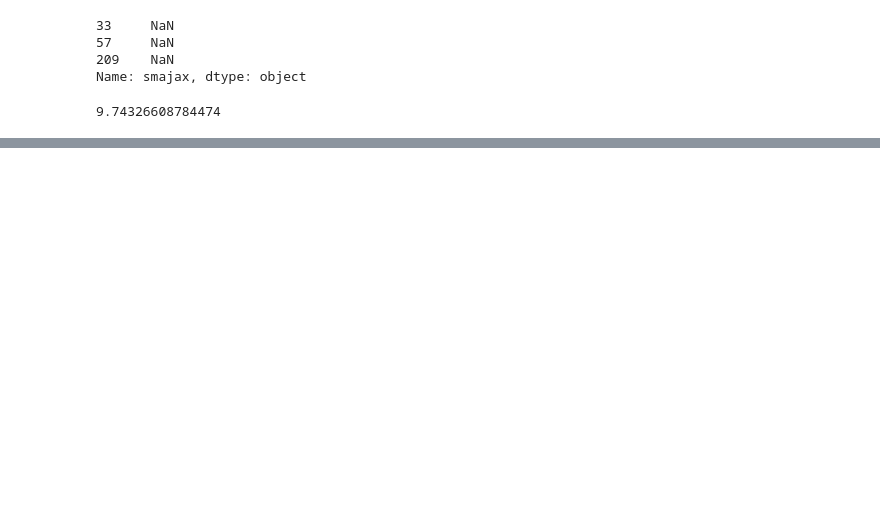
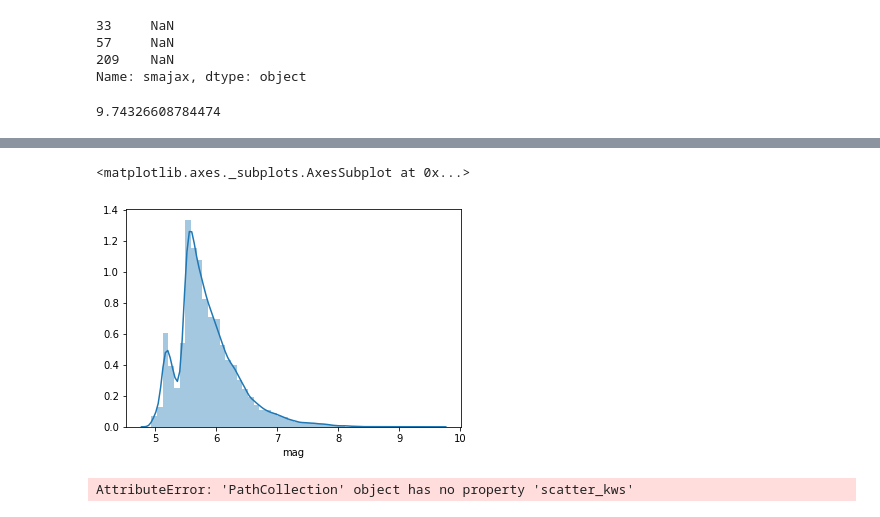
Before and after one commit to BloomTech-Labs/quake-ds-pt9, a Jupyter notebook: notebooks/ISC_data.ipynb, the cells around one changed output, grey strips where cells are left out. Cells and saved outputs as stored; diff of their text form; code cells hidden in the pictures; blank space fills up the shorter version.

```diff
--- a/notebooks/ISC_data.ipynb
+++ b/notebooks/ISC_data.ipynb
@@ -164,2 +168,13 @@ Mw_q -  object
 sources -  object
 eventid -  int64
+# %%
+sns.distplot(df['mag'])
+# %% [output]
+<matplotlib.axes._subplots.AxesSubplot at 0x...>
+[figure, added]
+# %%
+fig_dims = (15, 12)
+fig, ax = plt.subplots(figsize=fig_dims)
+sns.scatterplot(data=df, x='long', y='lat', size='mag', ax=ax, alpha=0.2);
+# %% [output]
+AttributeError: 'PathCollection' object has no property 'scatter_kws'
```
Also changed, not shown: parts of 8 cells of this notebook.
